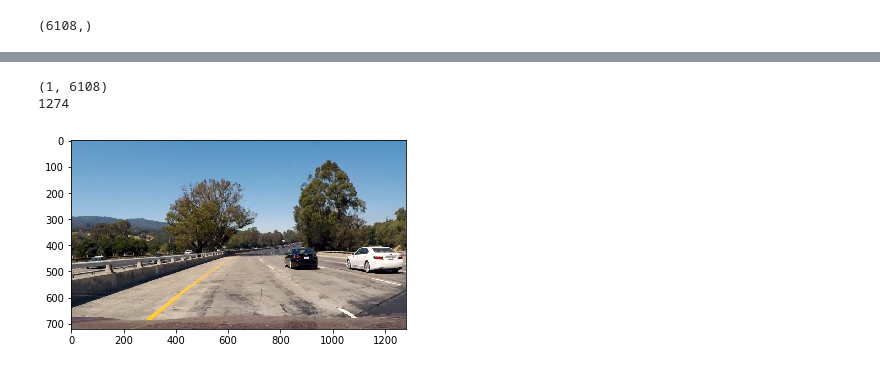
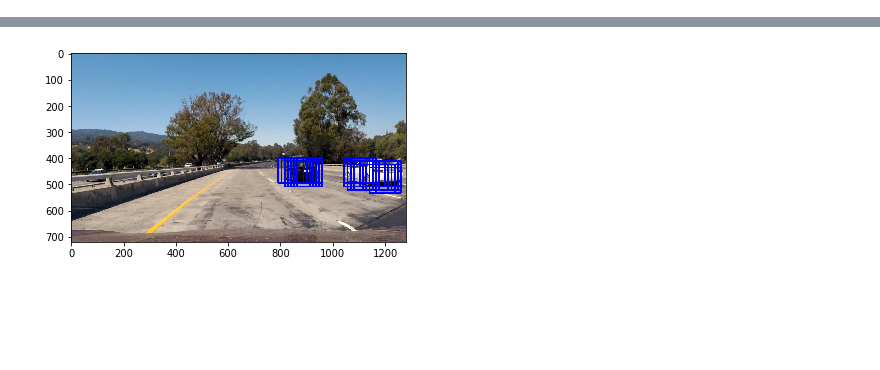
Before and after one commit to pandaive/CarND-Vehicle-Detection-And-Tracking, a Jupyter notebook: P5.ipynb, the cells around one changed output, grey strips where cells are left out. Drawn from its saved outputs; the diff is of its cells as text; code cells hidden in the pictures; blank space fills up the shorter version.

```diff
--- a/P5.ipynb
+++ b/P5.ipynb
@@ -25,7 +27,7 @@ for i, filename in enumerate(vehicles_files):
         if image == None:
             print("Something wrong " + filename + "/" + imagename)
             continue
-        vehicles.append(image)
+        vehicles.append(cv2.cvtColor(image, cv2.COLOR_BGR2RGB))
 
 non_vehicles_source = './data/non-vehicles/*'
 non_vehicles_files = glob.glob(non_vehicles_source)
@@ -37,4 +39,4 @@ for i, filename in enumerate(non_vehicles_files):
         if image == None:
             print("Something wrong " + filename + "/" + imagename)
             continue
-        non_vehicles.append(image)
+        non_vehicles.append(cv2.cvtColor(image, cv2.COLOR_BGR2RGB))
@@ -297,17 +295,13 @@ plt.imshow(test)
 [figure]
-# %%
-print(car_features[0].shape)
-# %% [output]
-(6108,)
 # %%
 ### SLIDING WINDOWS ###
 # Define a single function that can extract features using hog sub-sampling and make predictions
 def find_cars(img, ystart, ystop, scale, svc, X_scaler,
                   orient, pix_per_cell, cell_per_block,
                   spatial_size, hist_bins, cspace="RGB"):
-    i = 0
+
     draw_img = np.copy(img)
-    img = img.astype(np.float32)/255
+    #img = img.astype(np.float32)/255
 
     img_tosearch = img[ystart:ystop,:,:]
     if cspace != "RGB":
@@ -340,6 +334,7 @@ def find_cars(img, ystart, ystop, scale, svc, X_scaler,
     hog2 = get_hog_features(ch2, orient, pix_per_cell, cell_per_block, feature_vec=False)
     hog3 = get_hog_features(ch3, orient, pix_per_cell, cell_per_block, feature_vec=False)
 
+    bboxes = []
     for xb in range(nxsteps):
         for yb in range(nysteps):
             ypos = yb*cells_per_step
@@ -362,30 +357,25 @@ def find_cars(img, ystart, ystop, scale, svc, X_scaler,
 
             # Scale features and make a prediction
             test_features = X_scaler.transform(np.hstack((spatial_features, hist_features, hog_features)).reshape(1, -1))
-            if i == 525:
-                print(test_features.shape)
-                mpimg.imsave('./test.png', subimg)
-                plt.figure()
-                plt.imshow(subimg)
-            #test_features = X_scaler.transform(np.hstack((shape_feat, hist_feat)).reshape(1, -1))
+
             test_prediction = svc.predict(test_features)
-            i+=1
             if test_prediction == 1:
                 xbox_left = np.int(xleft*scale)
                 ytop_draw = np.int(ytop*scale)
                 win_draw = np.int(window*scale)
+                bboxes.append(((xbox_left, ytop_draw+ystart),(xbox_left+win_draw,ytop_draw+win_draw+ystart)))
                 cv2.rectangle(draw_img,(xbox_left, ytop_draw+ystart),(xbox_left+win_draw,ytop_draw+win_draw+ystart),(0,0,255),6)
 
-    return draw_img, i
+    return draw_img, bboxes
 # %%
+### TEST ###
 ystart = 400
 ystop = 656
 scale = 1.5
 
 test_image = cv2.cvtColor(cv2.imread('./test_images/test1.jpg'), cv2.COLOR_BGR2RGB)
 
-out_img, i = find_cars(test_image, ystart, ystop, scale, svc, X_scaler, orient, pix_per_cell, cell_per_block, spatial_size, hist_bins, color_space)
+out_img, box_list = find_cars(test_image, ystart, ystop, scale, svc, X_scaler, orient, pix_per_cell, cell_per_block, spatial_size, hist_bins, color_space)
 
 plt.imshow(out_img)
-print(i)
 # %% [output]
@@ -394,3 +383 @@ print(i)
-(1, 6108)
-1274
-[figure, old version]
+[figure, new version]
```
Also changed, not shown: parts of 15 cells of this notebook.
